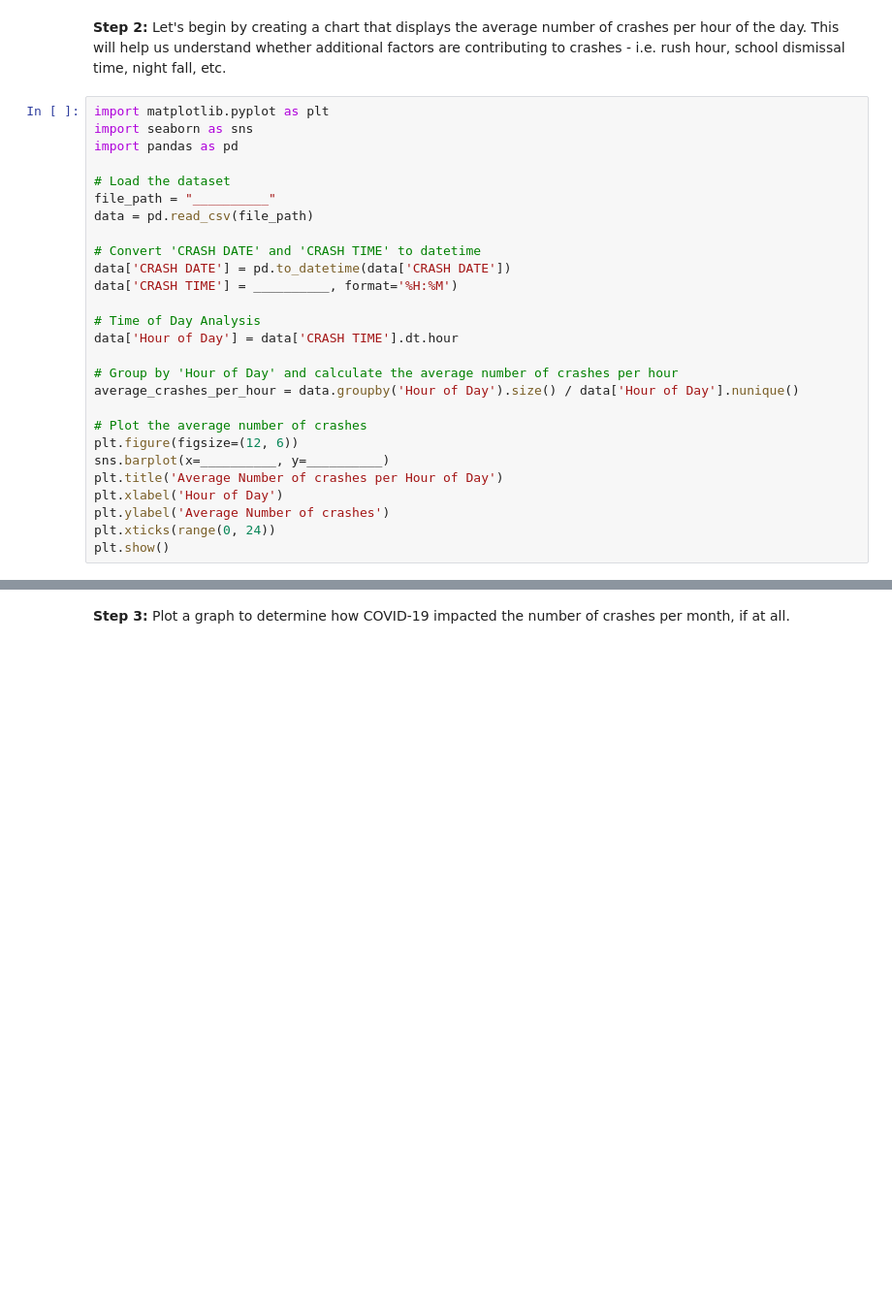
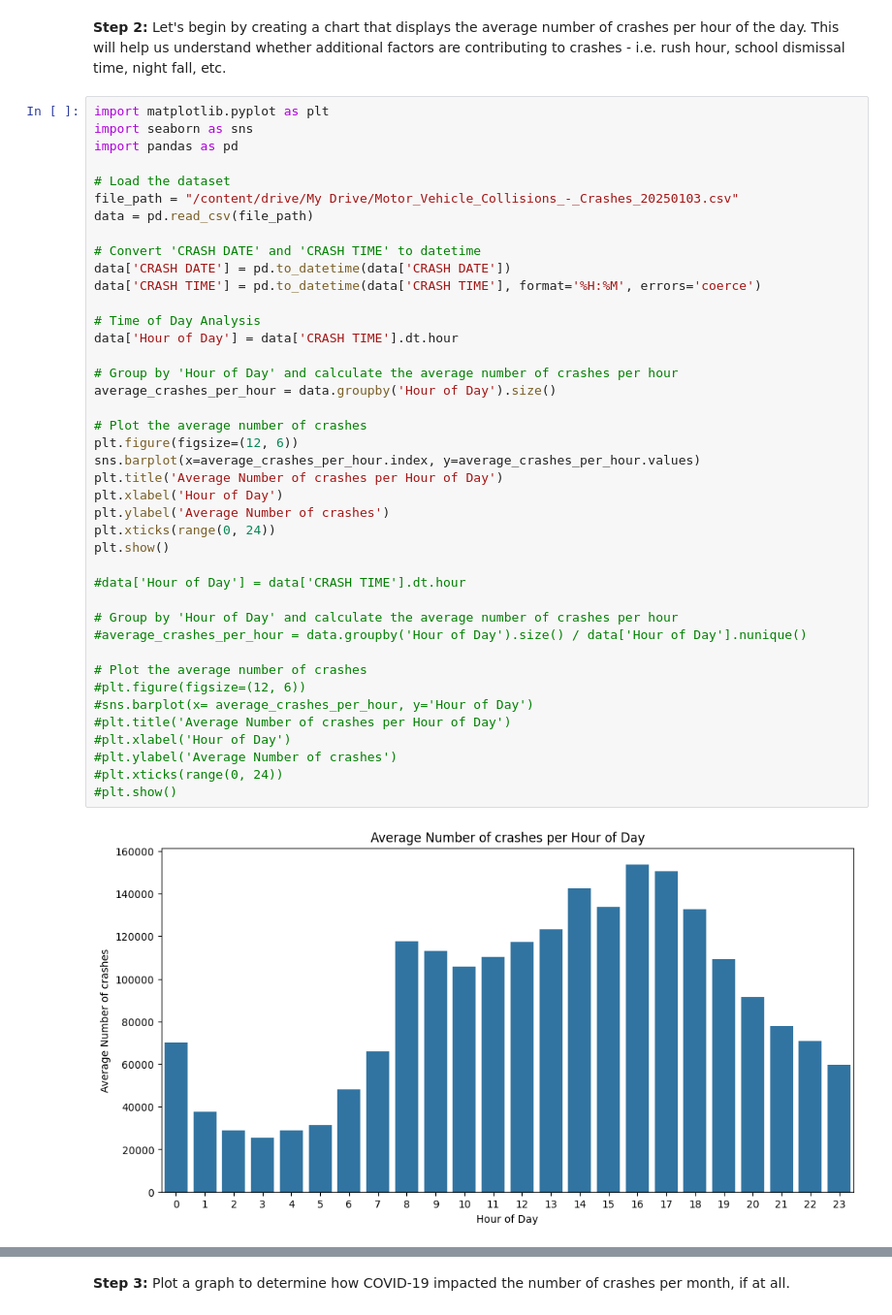
Before and after one commit to nikngeno/tdsp, a Jupyter notebook: Explorer_TDSP_Nicholas_Ngeno.ipynb, the cells around one changed output, grey strips where cells are left out. Shown at 97% size. Drawn from its saved outputs; the diff is of its cells as text; blank space fills up the shorter version.

```diff
--- a/Explorer_TDSP_Nicholas_Ngeno.ipynb
+++ b/Explorer_TDSP_Nicholas_Ngeno.ipynb
@@ -348,30 +353,46 @@ Review one or more of the following resources and tell us what you learned about
 # %%
 import matplotlib.pyplot as plt
 import seaborn as sns
 import pandas as pd
 
 # Load the dataset
-file_path = "__________"
+file_path = "/content/drive/My Drive/Motor_Vehicle_Collisions_-_Crashes_20250103.csv"
 data = pd.read_csv(file_path)
 
 # Convert 'CRASH DATE' and 'CRASH TIME' to datetime
 data['CRASH DATE'] = pd.to_datetime(data['CRASH DATE'])
-data['CRASH TIME'] = __________, format='%H:%M')
+data['CRASH TIME'] = pd.to_datetime(data['CRASH TIME'], format='%H:%M', errors='coerce')
 
 # Time of Day Analysis
 data['Hour of Day'] = data['CRASH TIME'].dt.hour
 
 # Group by 'Hour of Day' and calculate the average number of crashes per hour
-average_crashes_per_hour = data.groupby('Hour of Day').size() / data['Hour of Day'].nunique()
+average_crashes_per_hour = data.groupby('Hour of Day').size()
 
 # Plot the average number of crashes
 plt.figure(figsize=(12, 6))
-sns.barplot(x=__________, y=__________)
+sns.barplot(x=average_crashes_per_hour.index, y=average_crashes_per_hour.values)
 plt.title('Average Number of crashes per Hour of Day')
 plt.xlabel('Hour of Day')
 plt.ylabel('Average Number of crashes')
 plt.xticks(range(0, 24))
 plt.show()
+
+#data['Hour of Day'] = data['CRASH TIME'].dt.hour
+
+# Group by 'Hour of Day' and calculate the average number of crashes per hour
+#average_crashes_per_hour = data.groupby('Hour of Day').size() / data['Hour of Day'].nunique()
+
+# Plot the average number of crashes
+#plt.figure(figsize=(12, 6))
+#sns.barplot(x= average_crashes_per_hour, y='Hour of Day')
+#plt.title('Average Number of crashes per Hour of Day')
+#plt.xlabel('Hour of Day')
+#plt.ylabel('Average Number of crashes')
+#plt.xticks(range(0, 24))
+#plt.show()
+# %% [output]
+[figure, added]
 # %% [markdown]
 **TO DO:** Which time of the day sees the most crashes? Why do you think so?
 
```
Also changed, not shown: parts of 7 cells of this notebook.
